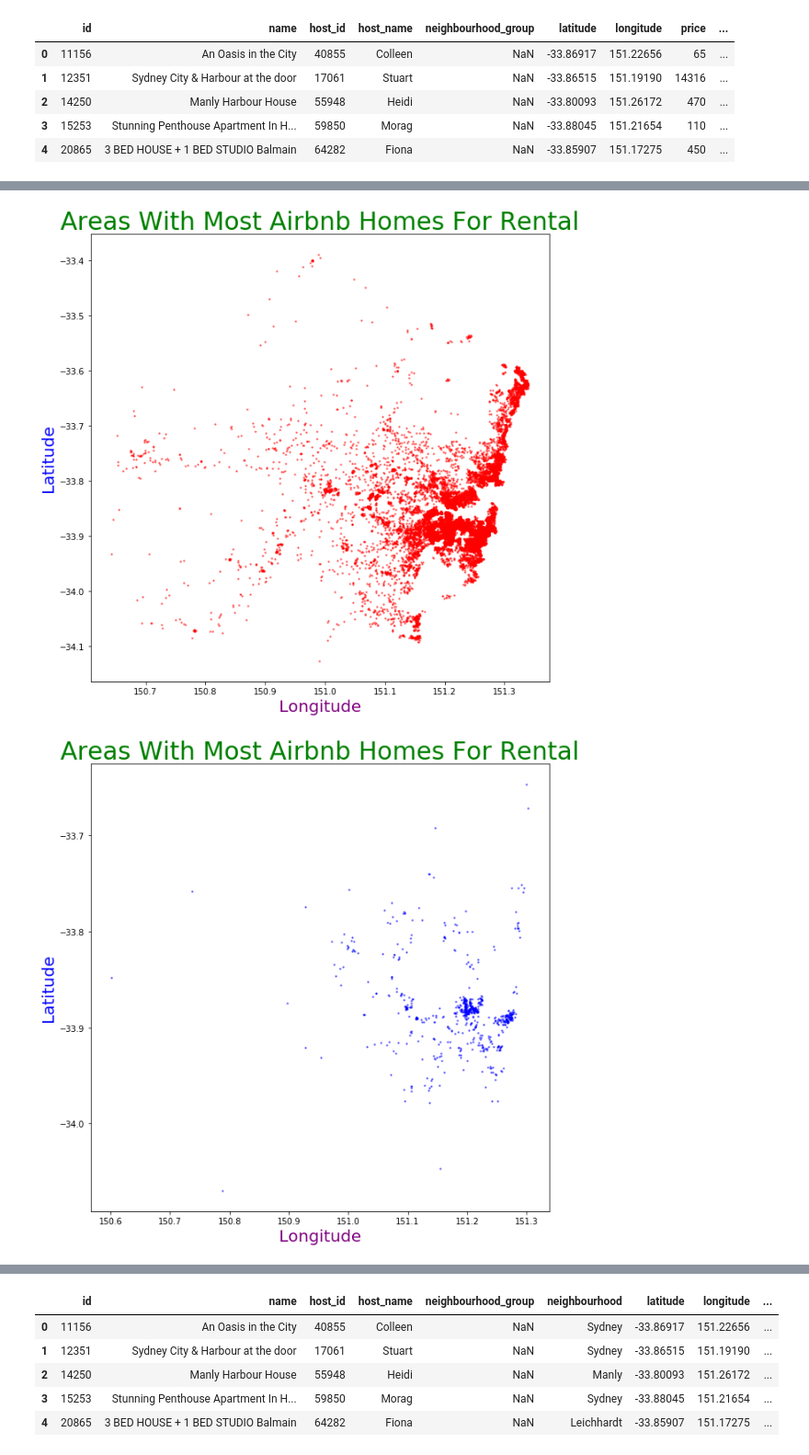
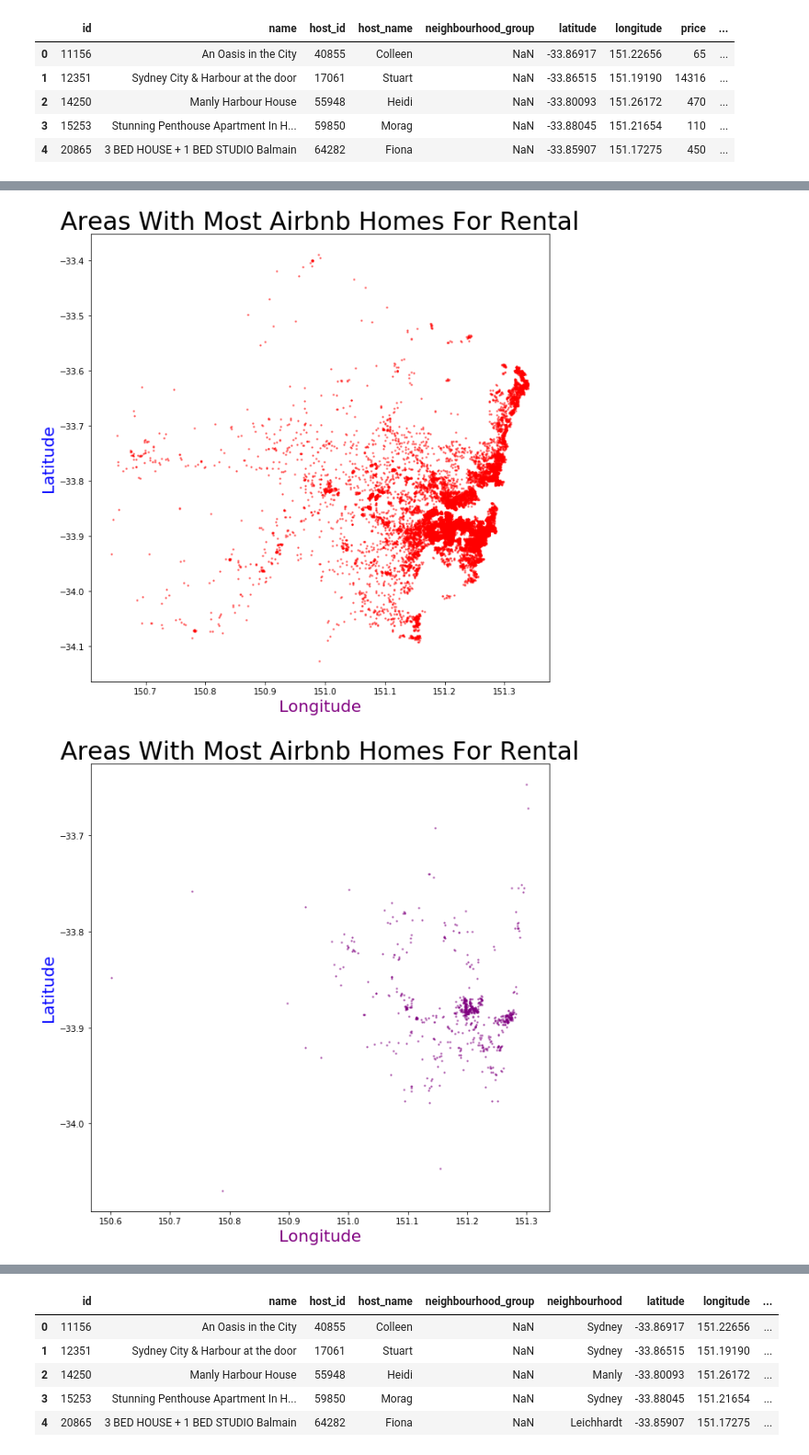
Before and after one commit to nghugo88/OpenDataProject, a Jupyter notebook: Data Analysis Main.ipynb, the cells around one changed output, grey strips where cells are left out. Shown at 92% size. Drawn from its saved outputs; the diff is of its cells as text; code cells hidden in the pictures.

```diff
--- a/Data Analysis Main.ipynb
+++ b/Data Analysis Main.ipynb
@@ -9,9 +11,9 @@ import geopandas
 import fiona
 import shapely
 import os
-import shapely
-import fiona
 import matplotlib.pyplot as plt
+%matplotlib inline
+plt.rcParams['figure.figsize']= (50,50)
 # %% [output]
 Populating the interactive namespace from numpy and matplotlib
 # %% [markdown]
@@ -19,4 +39,4 @@ Populating the interactive namespace from numpy and matplotlib
 # %%
 mapdata = geopandas.read_file('NSW_LOCALITY_POLYGON_shp.shp')
 # %%
-data = pandas.read_csv('listings.csv')
+data = pandas.read_csv('Desktop/listings.csv')
@@ -194,28 +206,28 @@ data[entire]
 # %%
 loc1 = data[entire]
 loc2 = data[shared]
 loc3 = data[privateapt]
 
 figure(figsize=(10,10))
 plot((loc1['longitude']), loc1['latitude'], '.',color = 'red', ms=3, alpha=.5)
-plt.title('Areas With Most Airbnb Homes For Rental', color = 'green',size=30)
+plt.title('Areas With Most Airbnb Homes For Rental', color = 'black',size=30)
 plt.ylabel('Latitude', color = 'b',size=20)
 plt.xlabel('Longitude', color = 'purple', size=20)
 plt.show()
 
 figure(figsize=(10,10))
-plot((loc2['longitude']), loc2['latitude'], '.',color = 'blue', ms=3, alpha=.5)
-plt.title('Areas With Most Airbnb Homes For Rental', color = 'green',size=30)
+plot((loc2['longitude']), loc2['latitude'], '.',color = 'purple', ms=3, alpha=.5)
+plt.title('Areas With Most Airbnb Homes For Rental', color = 'black',size=30)
 plt.ylabel('Latitude', color = 'b',size=20)
 plt.xlabel('Longitude', color = 'purple', size=20)
 plt.show()
 
 figure(figsize=(10,10))
 plot((loc3['longitude']), loc3['latitude'], '.',color = 'green', ms=3, alpha=.5)
-plt.title('Areas With Most Airbnb Homes For Rental', color = 'green',size=30)
+plt.title('Areas With Most Airbnb Homes For Rental', color = 'black',size=30)
 plt.ylabel('Latitude', color = 'b',size=20)
 plt.xlabel('Longitude', color = 'purple', size=20)
 plt.show()
 # %% [output]
-[figure, old version]
+[figure, new version]
-[figure, old version]
+[figure, new version]
```
Also changed, not shown: parts of 59 cells of this notebook.
